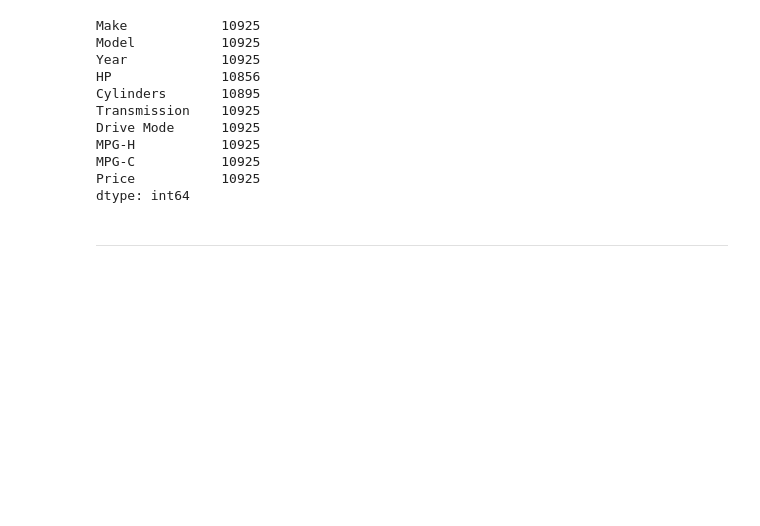
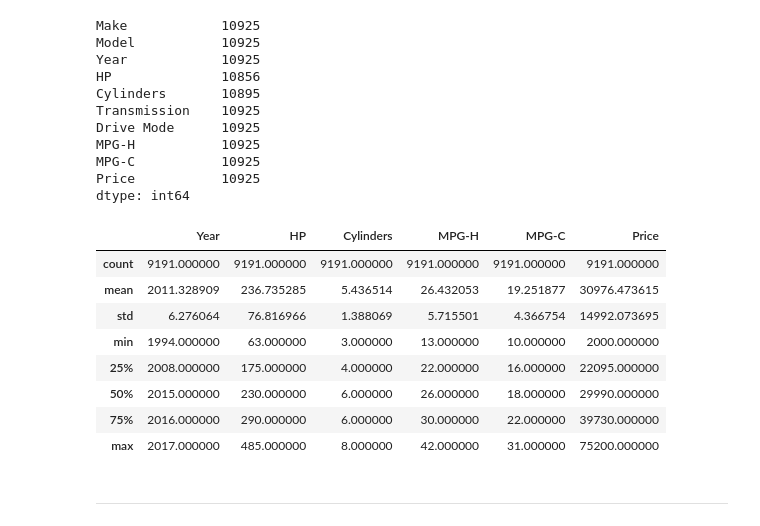
Before and after one commit to arthurkennedy/eda_dppt_project, a Jupyter notebook: base-nb.ipynb, the cells around one changed output. Saved outputs shown, nothing was run; the diff lists cells and outputs as text; code cells hidden in the pictures; blank space fills up the shorter version.

```diff
--- a/base-nb.ipynb
+++ b/base-nb.ipynb
@@ -191,6 +203,18 @@ MPG-H           10925
 MPG-C           10925
 Price           10925
 dtype: int64
+# %%
+df.describe()
+# %% [output]
+|  | Year | HP | Cylinders | MPG-H | MPG-C | Price |
+| count | 9191.000000 | 9191.000000 | 9191.000000 | 9191.000000 | 9191.000000 | 9191.000000 |
+| mean | 2011.328909 | 236.735285 | 5.436514 | 26.432053 | 19.251877 | 30976.473615 |
+| std | 6.276064 | 76.816966 | 1.388069 | 5.715501 | 4.366754 | 14992.073695 |
+| min | 1994.000000 | 63.000000 | 3.000000 | 13.000000 | 10.000000 | 2000.000000 |
+| 25% | 2008.000000 | 175.000000 | 4.000000 | 22.000000 | 16.000000 | 22095.000000 |
+| 50% | 2015.000000 | 230.000000 | 6.000000 | 26.000000 | 18.000000 | 29990.000000 |
+| 75% | 2016.000000 | 290.000000 | 6.000000 | 30.000000 | 22.000000 | 39730.000000 |
+| max | 2017.000000 | 485.000000 | 8.000000 | 42.000000 | 31.000000 | 75200.000000 |
 # %% [markdown]
 
 
```
Also changed, not shown: parts of 8 cells of this notebook.
